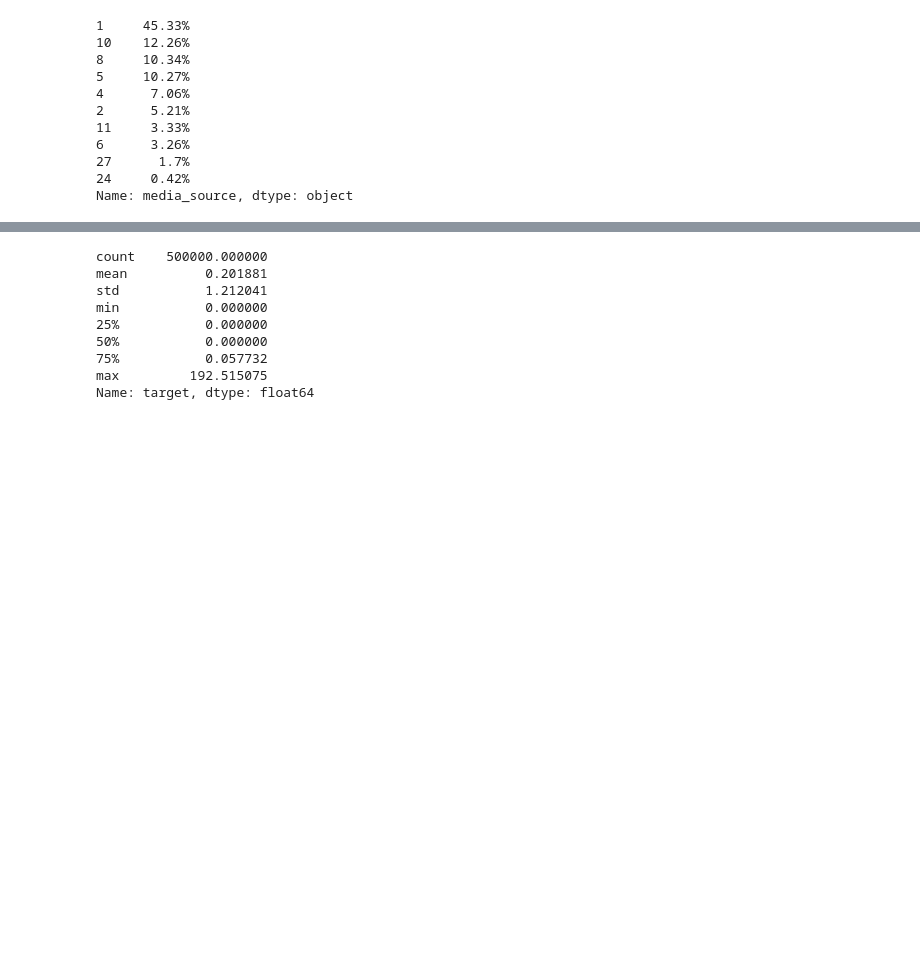
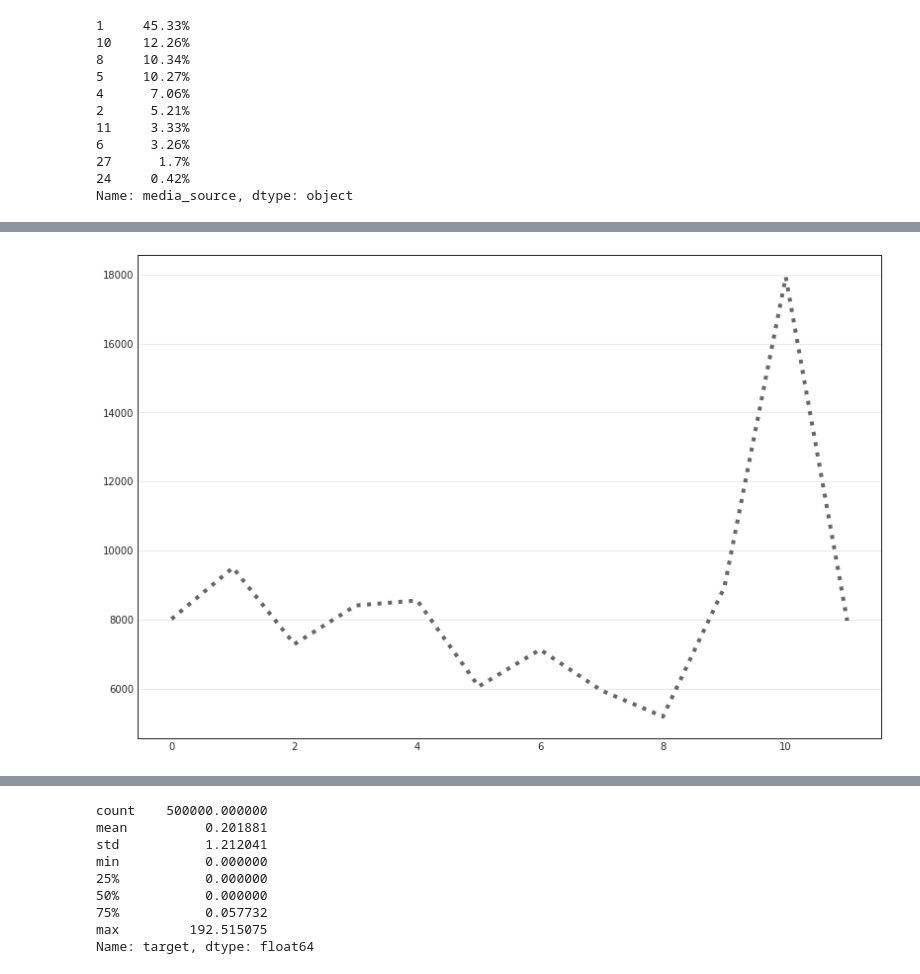
Before and after one commit to slgero/testovoe, a Jupyter notebook: Untitled.ipynb, the cells around one changed output, grey strips where cells are left out. Saved outputs shown, nothing was run; the diff lists cells and outputs as text; code cells hidden in the pictures; blank space fills up the shorter version.

```diff
--- a/Untitled.ipynb
+++ b/Untitled.ipynb
@@ -5,7 +5,9 @@ import datetime as dt
 
 import matplotlib.pyplot as plt
 import seaborn as sns
-
+plt.style.use('seaborn-whitegrid')
+sns.set_style("white")
+%matplotlib inline
 
 pd.set_option('display.max_columns', None)
 # %%
@@ -95,0 +98,8 @@ df.sample(10)
+# %%
+# Generate different time features:
+
+df['install_dttm'] = pd.to_datetime(df['install_dttm'])
+df['install_week'] = df['install_dttm'].apply(lambda x: x.week)
+df['install_month'] = df['install_dttm'].apply(lambda x: x.month)
+df['install_day'] = df['install_dttm'].apply(lambda x: x.day)
+df['install_is_weekend'] = df['install_dttm'].apply(lambda x: x.weekday() > 4)
@@ -95,0 +131,9 @@ df.sample(10)
+# %%
+plt.figure(figsize=(12, 9))
+plt.plot(
+    df.groupby(f'install_week', as_index=False).agg({'target': 'sum'})['target'],
+    ':', color='black', alpha=0.6, label='Total revenues'
+)
+plt.grid(axis='y', alpha=0.4)
+# %% [output]
+[figure, added]
```
Also changed, not shown: parts of 9 cells of this notebook.
